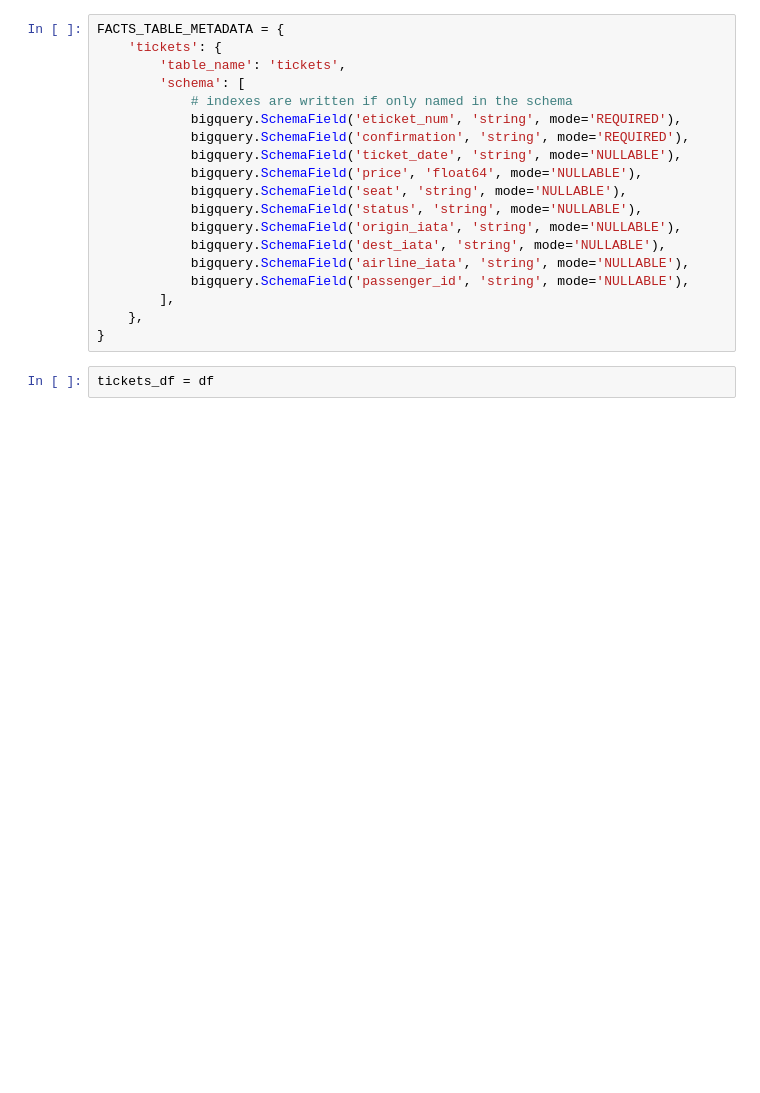
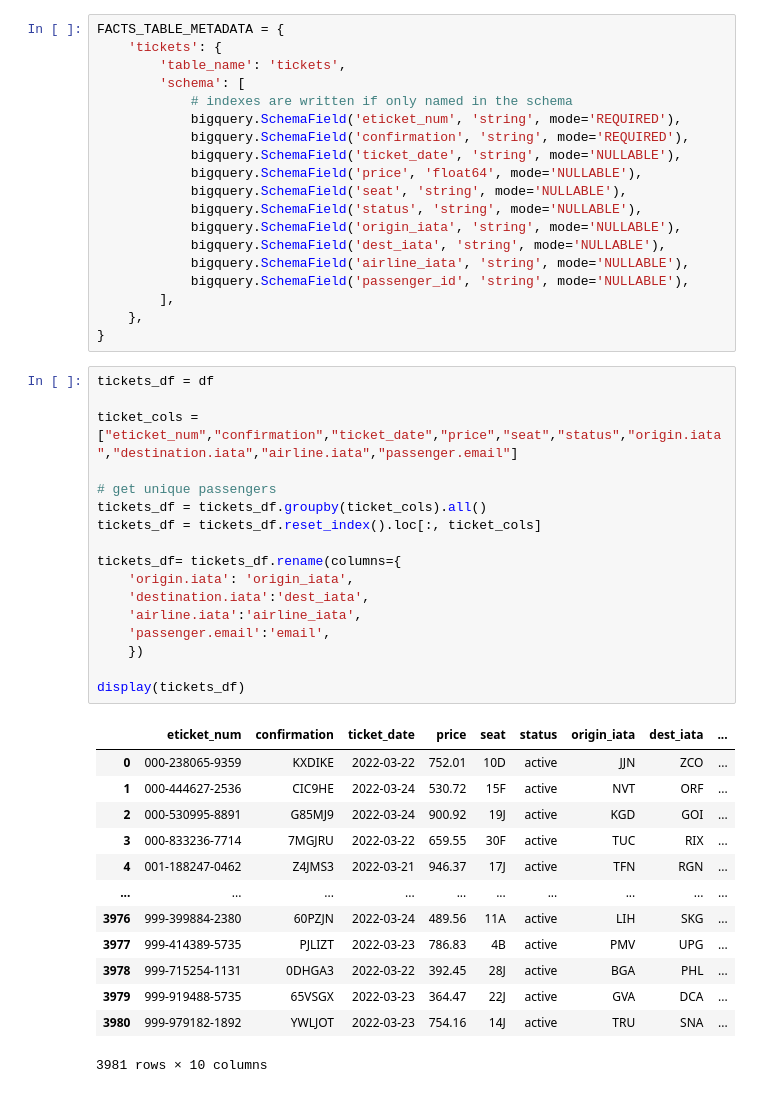
Before and after one commit to rgiosa10/data-modeling-cr, a Jupyter notebook: main.ipynb, the cells around one changed output. Saved outputs shown, nothing was run; the diff lists cells and outputs as text; blank space fills up the shorter version.

```diff
--- a/main.ipynb
+++ b/main.ipynb
@@ -370,5 +370,34 @@ FACTS_TABLE_METADATA = {
         ],
     },
 }
-# %%
-tickets_df = df
+# %%
+tickets_df = df
+
+ticket_cols = ["eticket_num","confirmation","ticket_date","price","seat","status","origin.iata","destination.iata","airline.iata","passenger.email"]
+
+# get unique passengers
+tickets_df = tickets_df.groupby(ticket_cols).all()
+tickets_df = tickets_df.reset_index().loc[:, ticket_cols]
+
+tickets_df= tickets_df.rename(columns={
+    'origin.iata': 'origin_iata',
+    'destination.iata':'dest_iata',
+    'airline.iata':'airline_iata',
+    'passenger.email':'email',
+    })
+
+display(tickets_df)
+# %% [output]
+|  | eticket_num | confirmation | ticket_date | price | seat | status | origin_iata | dest_iata | ... |
+| 0 | 000-238065-9359 | KXDIKE | 2022-03-22 | 752.01 | 10D | active | JJN | ZCO | ... |
+| 1 | 000-444627-2536 | CIC9HE | 2022-03-24 | 530.72 | 15F | active | NVT | ORF | ... |
+| 2 | 000-530995-8891 | G85MJ9 | 2022-03-24 | 900.92 | 19J | active | KGD | GOI | ... |
+| 3 | 000-833236-7714 | 7MGJRU | 2022-03-22 | 659.55 | 30F | active | TUC | RIX | ... |
+| 4 | 001-188247-0462 | Z4JMS3 | 2022-03-21 | 946.37 | 17J | active | TFN | RGN | ... |
+| ... | ... | ... | ... | ... | ... | ... | ... | ... | ... |
+| 3976 | 999-399884-2380 | 60PZJN | 2022-03-24 | 489.56 | 11A | active | LIH | SKG | ... |
+| 3977 | 999-414389-5735 | PJLIZT | 2022-03-23 | 786.83 | 4B | active | PMV | UPG | ... |
+| 3978 | 999-715254-1131 | 0DHGA3 | 2022-03-22 | 392.45 | 28J | active | BGA | PHL | ... |
+| 3979 | 999-919488-5735 | 65VSGX | 2022-03-23 | 364.47 | 22J | active | GVA | DCA | ... |
+| 3980 | 999-979182-1892 | YWLJOT | 2022-03-23 | 754.16 | 14J | active | TRU | SNA | ... |
+3981 rows × 10 columns
```
Also changed, not shown: parts of 1 cell of this notebook, 1 other file.
